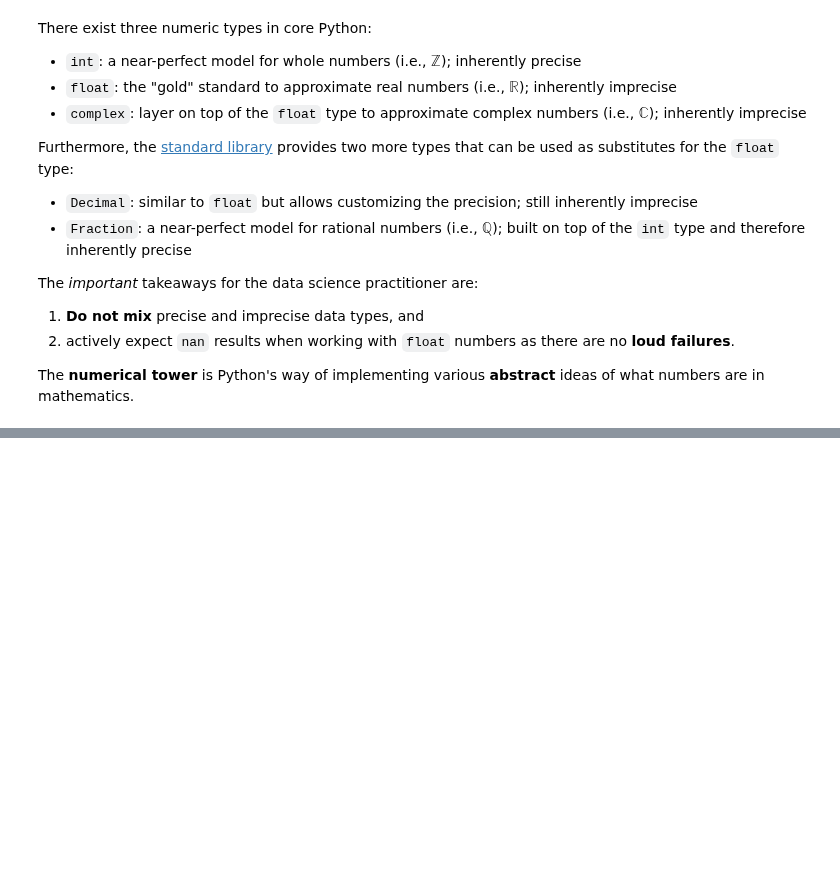
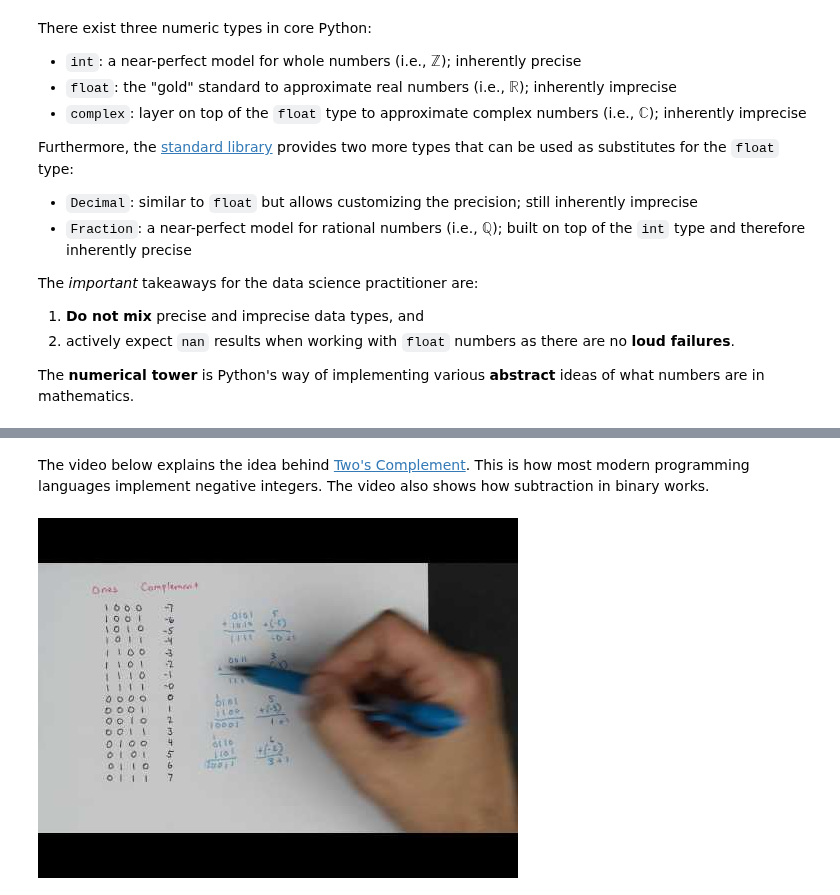
Before and after one commit to webartifex/intro-to-python, a Jupyter notebook: 05_numbers_00_lecture.ipynb, the cells around one changed output, grey strips where cells are left out. Drawn from its saved outputs; the diff is of its cells as text; code cells hidden in the pictures; blank space fills up the shorter version.

```diff
--- a/05_numbers_00_lecture.ipynb
+++ b/05_numbers_00_lecture.ipynb
@@ -1401,0 +1504,6 @@ The **numerical tower** is Python's way of implementing various **abstract** ide
+# %% [markdown]
+The video below explains the idea behind [Two's Complement](https://en.wikipedia.org/wiki/Two%27s_complement). This is how most modern programming languages implement negative integers. The video also shows how subtraction in binary works.
+# %%
+YouTubeVideo("4qH4unVtJkE", width="60%")
+# %% [output]
+[figure, added]
```
Also changed, not shown: parts of 203 cells of this notebook, 2 other files.
